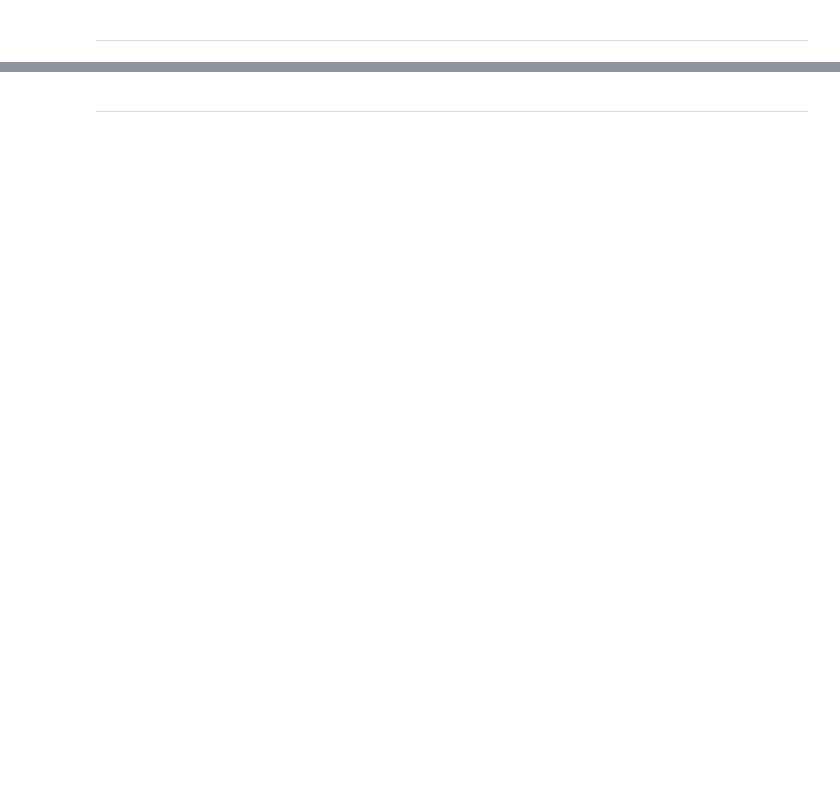
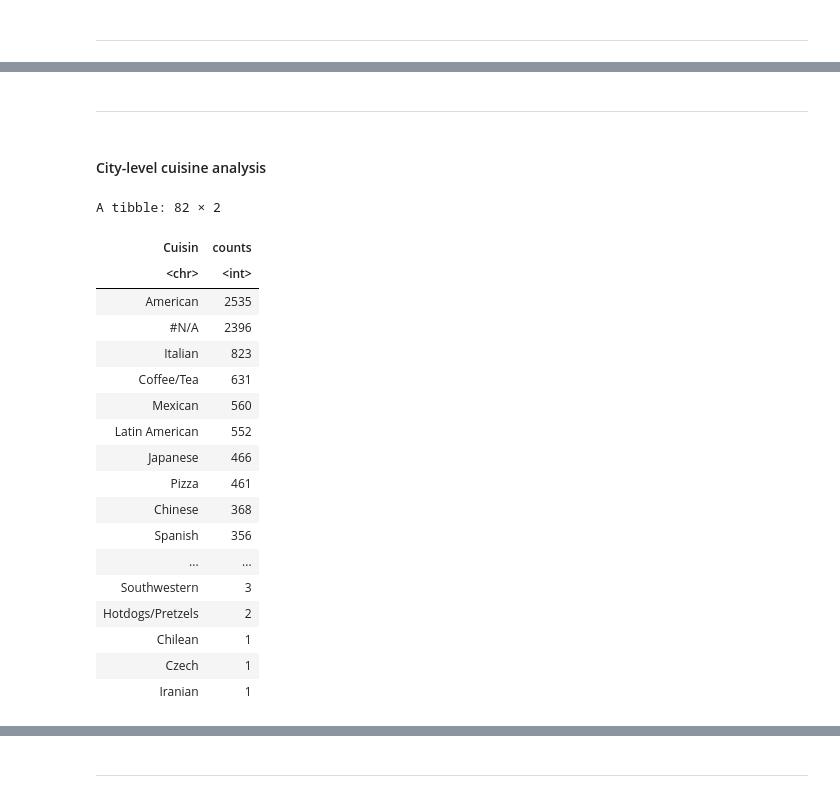
Before and after one commit to JieyingCai/final-project-restaurant, a Jupyter notebook: source.ipynb, the cells around one changed output, grey strips where cells are left out. Cells and saved outputs as stored; diff of their text form; code cells hidden in the pictures; blank space fills up the shorter version.

```diff
--- a/source.ipynb
+++ b/source.ipynb
@@ -170,0 +134,33 @@ A tibble: 6 × 2
+# %% [markdown]
+---
+# %% [markdown]
+#### City-level cuisine analysis
+# %%
+cuisin_df <- rest_data %>%
+    group_by(Cuisin) %>%
+    summarise(
+        counts = n()
+    ) %>%
+ arrange(desc(counts))
+
+cuisin_df
+# %% [output]
+A tibble: 82 × 2
+| Cuisin | counts |
+| <chr> | <int> |
+| American | 2535 |
+| #N/A | 2396 |
+| Italian | 823 |
+| Coffee/Tea | 631 |
+| Mexican | 560 |
+| Latin American | 552 |
+| Japanese | 466 |
+| Pizza | 461 |
+| Chinese | 368 |
+| Spanish | 356 |
+| ... | ... |
+| Southwestern | 3 |
+| Hotdogs/Pretzels | 2 |
+| Chilean | 1 |
+| Czech | 1 |
+| Iranian | 1 |
```
Also changed, not shown: parts of 28 cells of this notebook.
